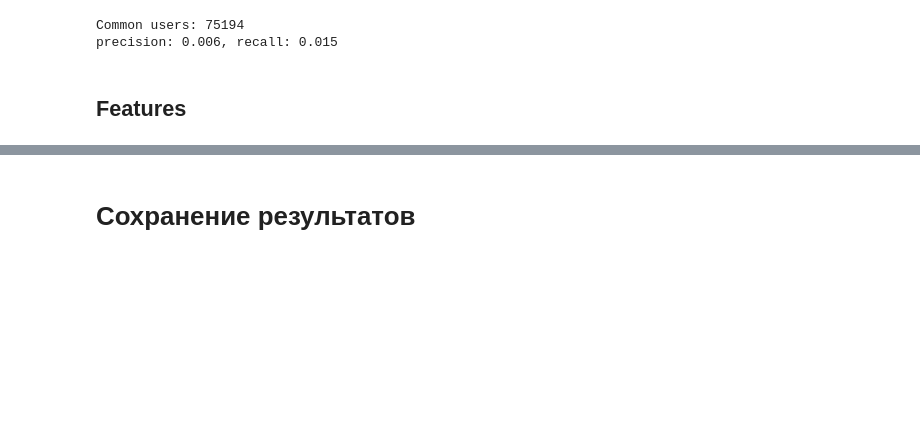
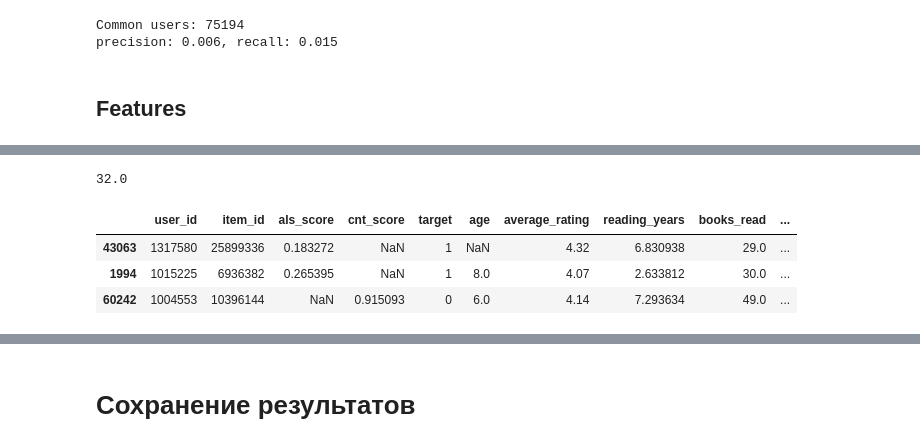
Before and after one commit to Jonzzi/mle-recsys-start, a Jupyter notebook: preprocessing.ipynb, the cells around one changed output, grey strips where cells are left out. Cells and saved outputs as stored; diff of their text form; code cells hidden in the pictures; blank space fills up the shorter version.

```diff
--- a/preprocessing.ipynb
+++ b/preprocessing.ipynb
@@ -1557,6 +1543,3 @@ items["age"] = 2018 - items["publication_year"]
 invalid_age_idx = items["age"] < 0
 items.loc[invalid_age_idx, "age"] = np.nan
 items["age"] = items["age"].astype("float")
-# %%
-candidates_for_train = candidates_for_train.merge(items, on=["item_id"], how="outer").dropna()
-candidates_to_rank = candidates_to_rank.merge(items, on=["item_id"], how="outer").dropna()
@@ -1567,2 +1546,3 @@ candidates_to_rank['age'].median()
 # %%
-candidates_to_rank['age'].mean()
+candidates_for_train = candidates_for_train.merge(items[['item_id', 'age', 'average_rating']], on=["item_id"], how="left")
+candidates_to_rank = candidates_to_rank.merge(items[['item_id', 'age', 'average_rating']], on=["item_id"], how="left")
@@ -1570,0 +1560,16 @@ candidates_to_rank['age'].mean()
+# %%
+def get_user_features(events):
+    """ считает пользовательские признаки """
+
+    user_features = events.groupby("user_id").agg(
+        reading_years=("started_at", lambda x: (x.max()-x.min()).days/365.25),
+        books_read=('item_id', 'nunique'),
+        rating_avg=("rating", "mean"),
+        rating_std=("rating", "std"))
+
+    user_features["books_per_year"] = user_features["books_read"] / user_features["reading_years"]
+
+    return user_features
+# %%
+user_features_for_train = get_user_features(events_train)
+candidates_for_train = candidates_for_train.merge(user_features_for_train, on="user_id", how="left")
@@ -1570,0 +1583,11 @@ candidates_to_rank['age'].mean()
+# %%
+candidates_for_train['books_read'].median()
+# %% [output]
+32.0
+# %%
+candidates_for_train.sample(3)
+# %% [output]
+|  | user_id | item_id | als_score | cnt_score | target | age | average_rating | reading_years | books_read | ... |
+| 43063 | 1317580 | 25899336 | 0.183272 | NaN | 1 | NaN | 4.32 | 6.830938 | 29.0 | ... |
+| 1994 | 1015225 | 6936382 | 0.265395 | NaN | 1 | 8.0 | 4.07 | 2.633812 | 30.0 | ... |
+| 60242 | 1004553 | 10396144 | NaN | 0.915093 | 0 | 6.0 | 4.14 | 7.293634 | 49.0 | ... |
```
Also changed, not shown: parts of 64 cells of this notebook.
